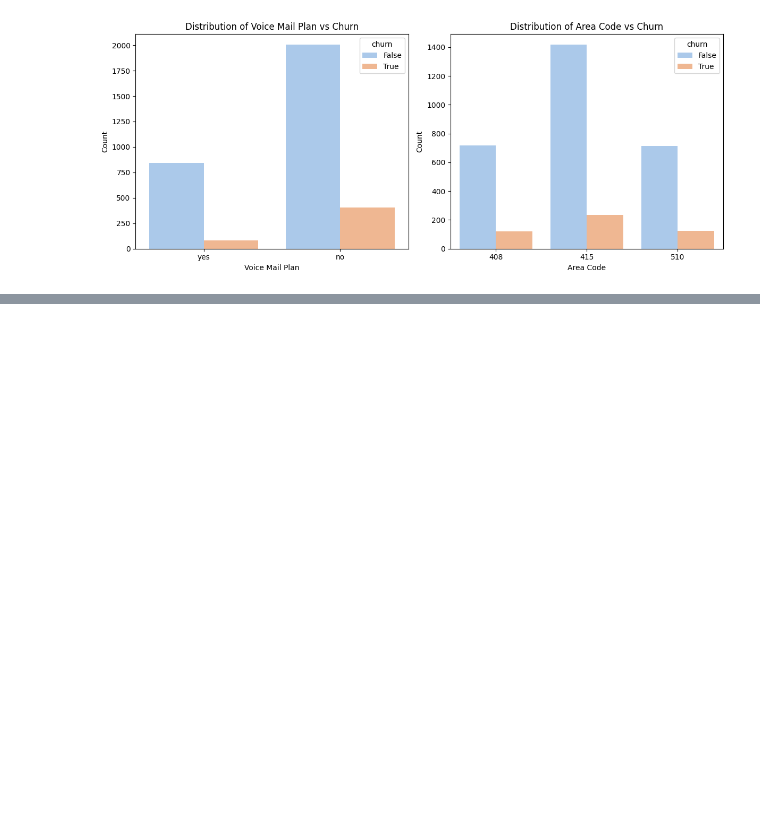
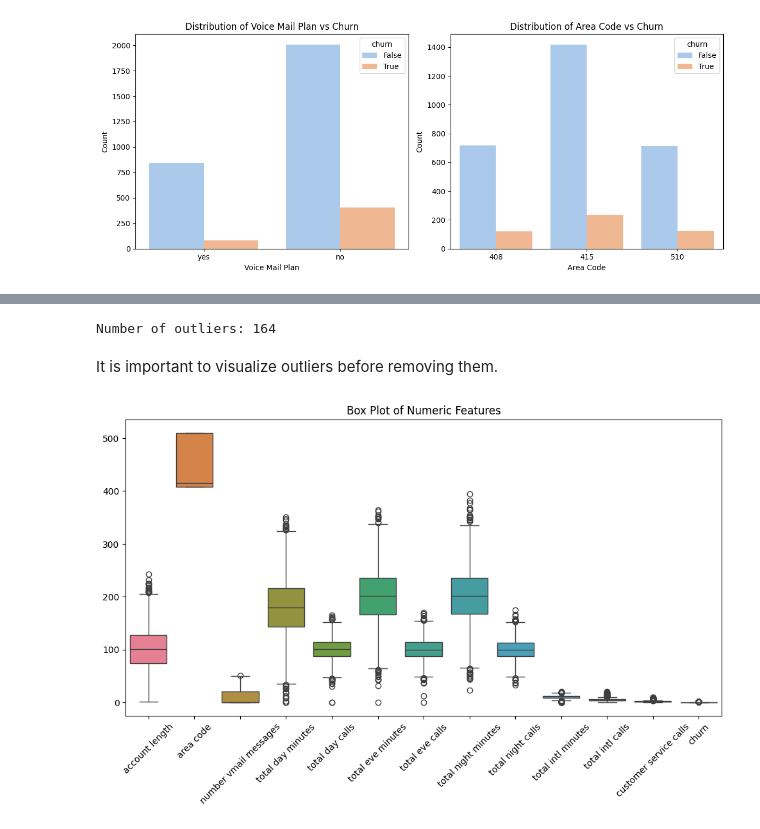
Before and after one commit to Jodhiamboapiyo/Classification-model, a Jupyter notebook: Submited.ipynb, the cells around one changed output, grey strips where cells are left out. Drawn from its saved outputs; the diff is of its cells as text; code cells hidden in the pictures; blank space fills up the shorter version.

```diff
--- a/Submited.ipynb
+++ b/Submited.ipynb
@@ -313,0 +354,4 @@ X_train, X_test, y_train, y_test = train_test_split(X, y, test_size=0.2, random_
+# %%
+#Removing features with high correlation value
+df_numeric_new = df.drop(columns=['total day charge', 'total eve charge', 'total night charge', 'total intl charge'])
+df_numeric_new.head()
@@ -313,0 +381,31 @@ X_train, X_test, y_train, y_test = train_test_split(X, y, test_size=0.2, random_
+# %%
+## Use z-score
+import numpy as np
+from scipy import stats
+
+# Calculate Z-scores for each feature
+z_scores = np.abs(stats.zscore(df[numeric_features]))
+
+# Set a threshold for outlier detection (e.g., 3 standard deviations)
+threshold = 3
+
+# Identify outliers
+outliers = (z_scores > threshold).any(axis=1)
+
+# Print the number of outliers
+num_outliers = outliers.sum()
+print(f"Number of outliers: {num_outliers}")
+# %% [output]
+Number of outliers: 164
+# %% [markdown]
+It is important to visualize outliers before removing them.
+# %%
+##Plotting a box plot to visualize the outliers and I will divide the columns into two.
+plt.figure(figsize=(12, 6))
+sns.boxplot(data=df[df_numeric_new.columns])
+#plt.xticks(rotation=45
+plt.title('Box Plot of Numeric Features')
+plt.xticks(rotation=45)
+plt.show()
+# %% [output]
+[figure, added]
```
Also changed, not shown: parts of 69 cells of this notebook.
